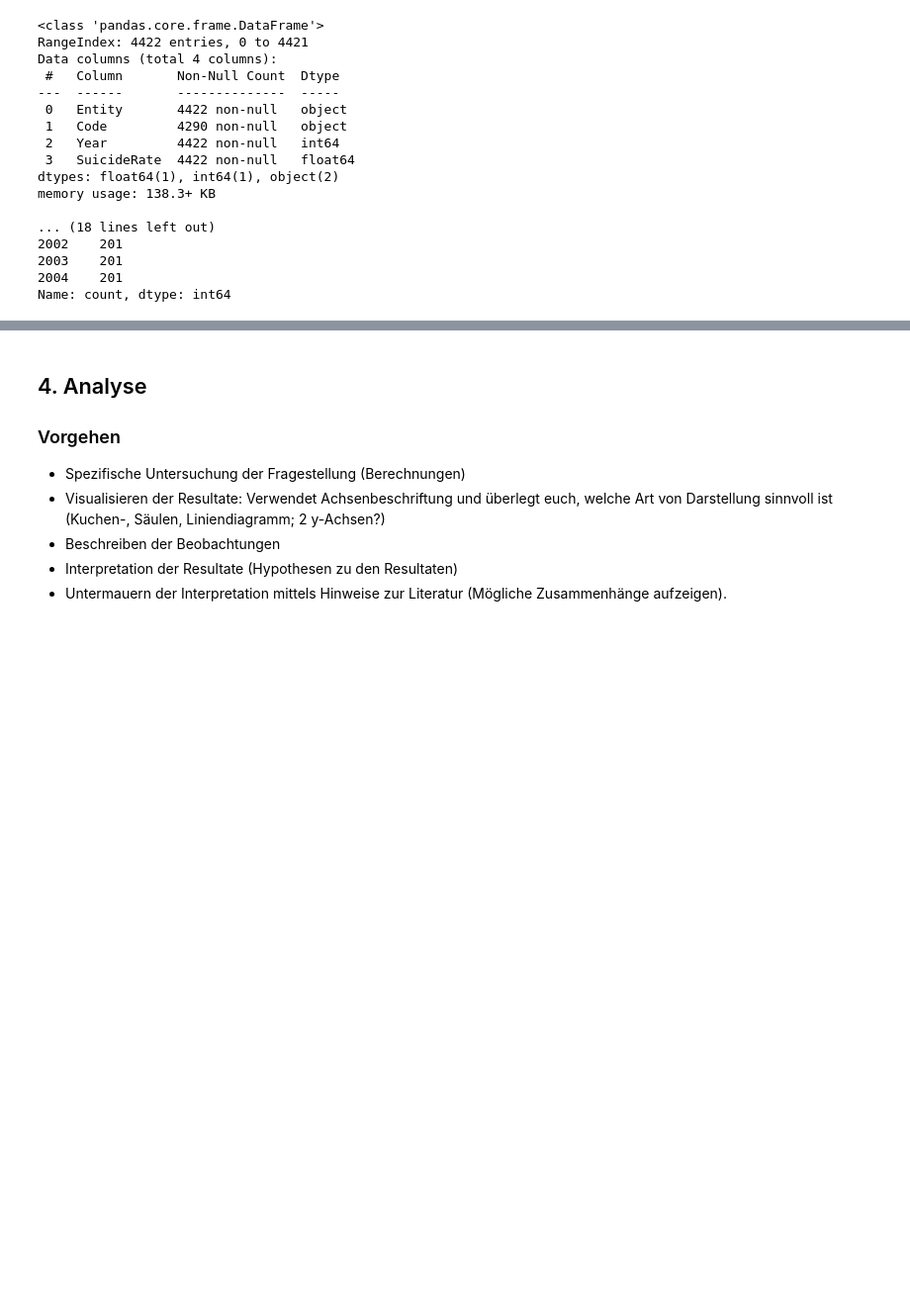
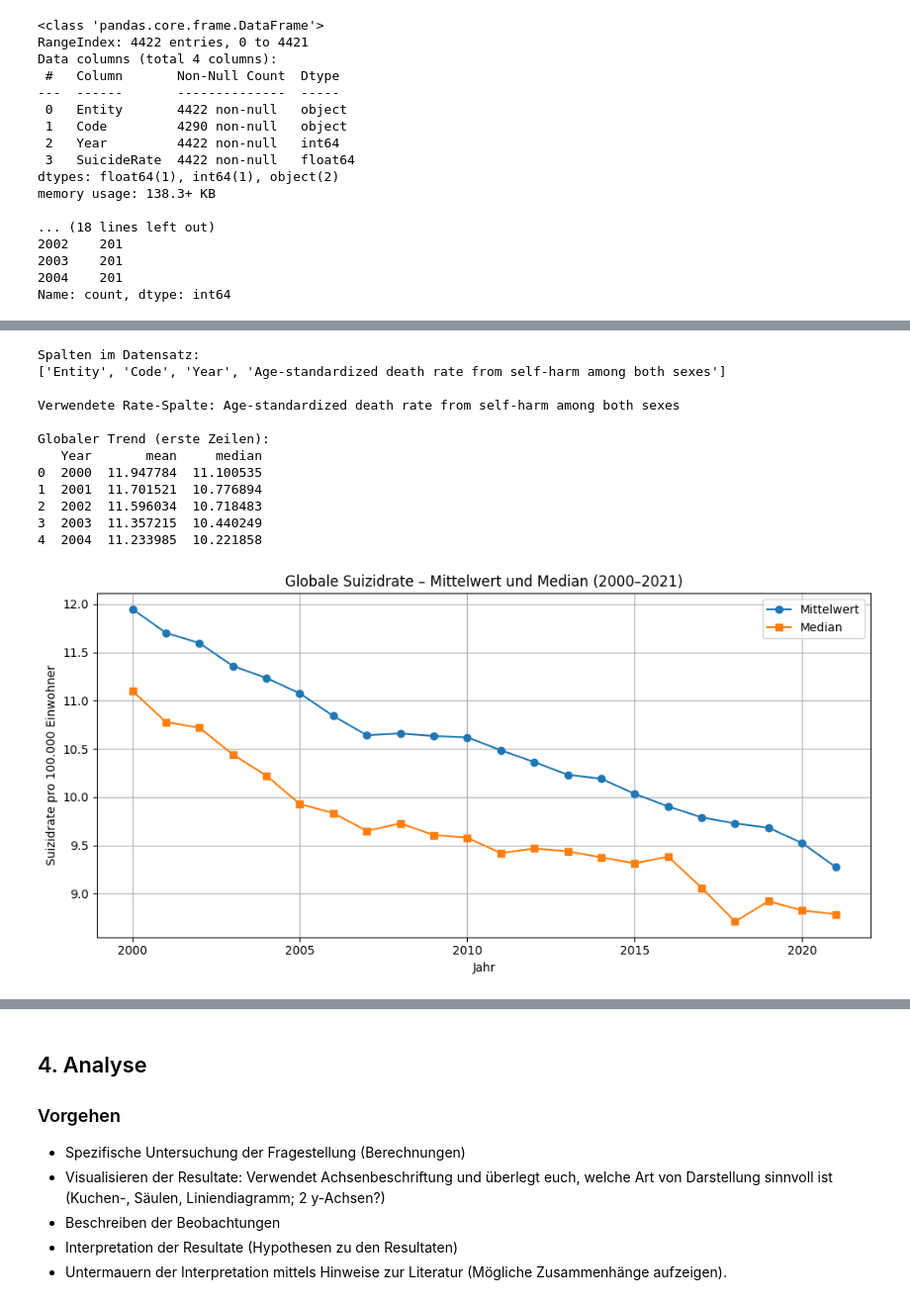
Before and after one commit to delucgia/LN_Python, a Jupyter notebook: python_ln.ipynb, the cells around one changed output, grey strips where cells are left out. Shown: that part at 99% size. Saved outputs shown, nothing was run; the diff lists cells and outputs as text; code cells hidden in the pictures; blank space fills up the shorter version.

```diff
--- a/python_ln.ipynb
+++ b/python_ln.ipynb
@@ -121,0 +248,52 @@ Name: count, dtype: int64
+# %%
+import pandas as pd
+import numpy as np
+import matplotlib.pyplot as plt
+
+data = pd.read_csv("death-rate-from-suicides-gho.csv")
+
+print("Spalten im Datensatz:")
+print(data.columns.tolist())
+
+# Wir nehmen einfach die LETZTE Spalte als Suizidrate
+rate_col = data.columns[-1]
+print("\nVerwendete Rate-Spalte:", rate_col)
+
+# Nur Jahre 2000–2021
+data = data[(data["Year"] >= 2000) & (data["Year"] <= 2021)]
+
+# 1. GLOBALER TREND: MITTEL & MEDIAN PRO JAHR
+
+trend = (
+    data.groupby("Year")[rate_col]
+    .agg(["mean", "median"])
+    .reset_index()
+)
+
+print("\nGlobaler Trend (erste Zeilen):")
+print(trend.head())
+
+plt.figure(figsize=(10, 5))
+plt.plot(trend["Year"], trend["mean"], marker="o", label="Mittelwert")
+plt.plot(trend["Year"], trend["median"], marker="s", label="Median")
+plt.title("Globale Suizidrate – Mittelwert und Median (2000–2021)")
+plt.xlabel("Jahr")
+plt.ylabel("Suizidrate pro 100.000 Einwohner")
+plt.grid(True)
+plt.legend()
+plt.tight_layout()
+plt.show()
+# %% [output]
+Spalten im Datensatz:
+['Entity', 'Code', 'Year', 'Age-standardized death rate from self-harm among both sexes']
+
+Verwendete Rate-Spalte: Age-standardized death rate from self-harm among both sexes
+
+Globaler Trend (erste Zeilen):
+   Year       mean     median
+0  2000  11.947784  11.100535
+1  2001  11.701521  10.776894
+2  2002  11.596034  10.718483
+3  2003  11.357215  10.440249
+4  2004  11.233985  10.221858
+[figure, added]
```
Also changed, not shown: parts of 22 cells of this notebook, 1 other file.
